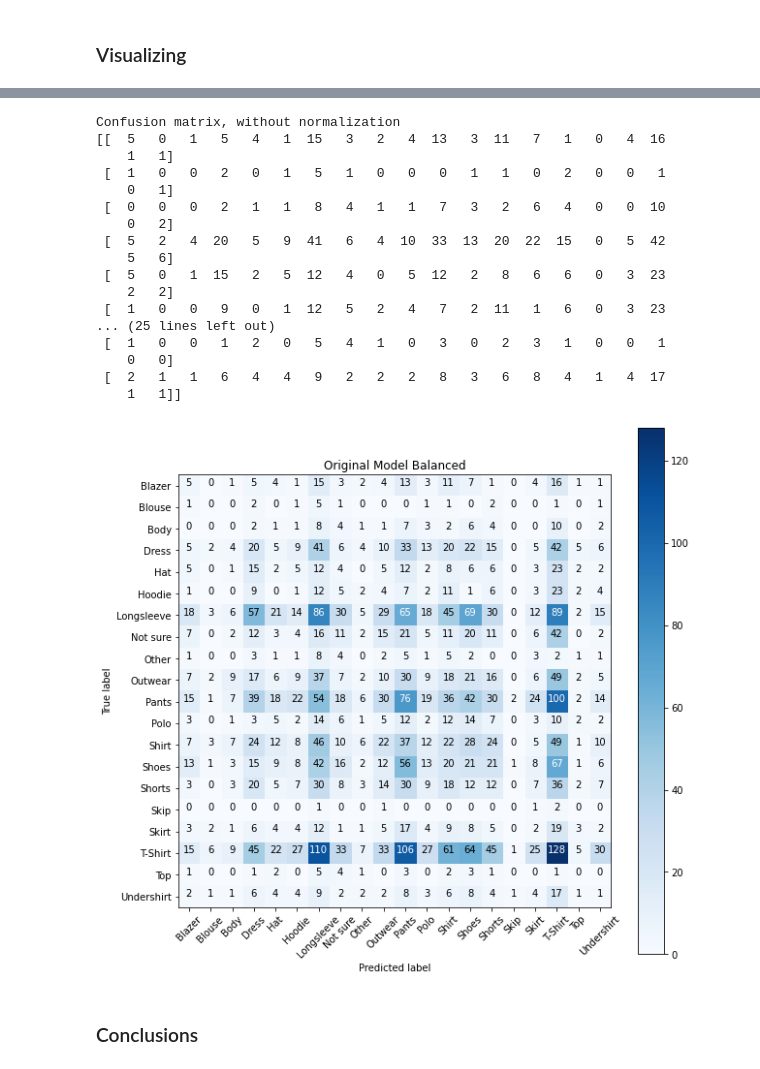
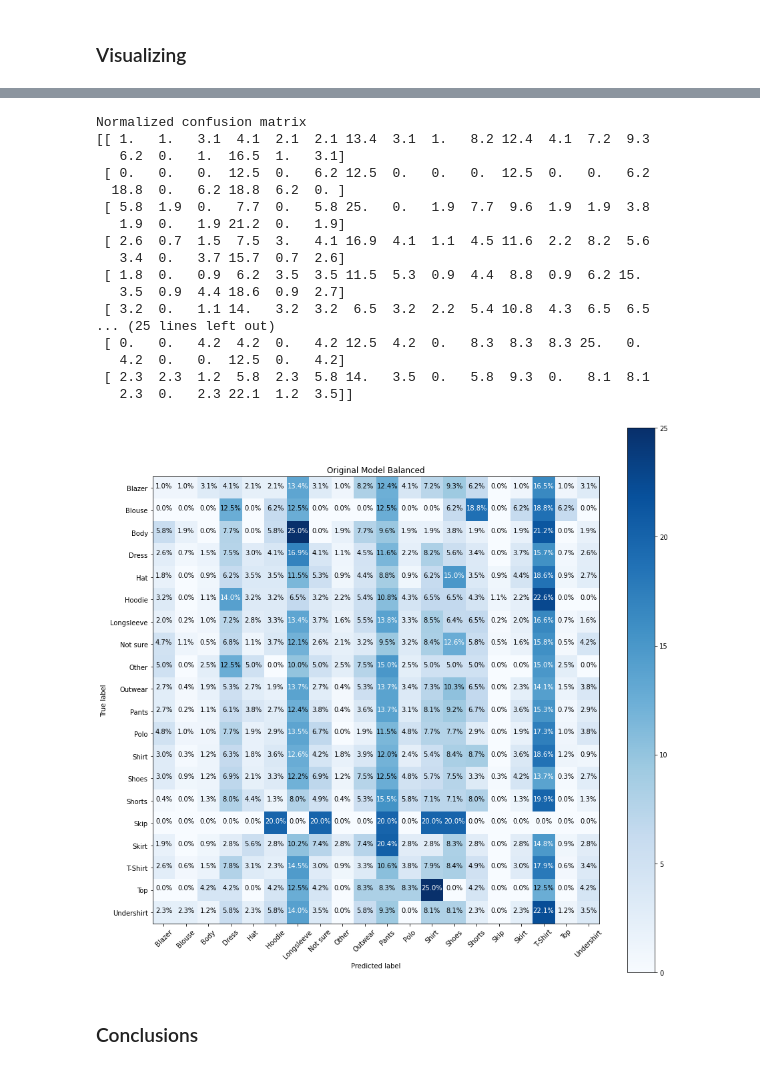
Before and after one commit to ensapra/TreballFinaldeGrau, a Jupyter notebook: ComputerVision/PantsModel_Training.ipynb, the cells around one changed output, grey strips where cells are left out. Cells and saved outputs as stored; diff of their text form; code cells hidden in the pictures.

```diff
--- a/ComputerVision/PantsModel_Training.ipynb
+++ b/ComputerVision/PantsModel_Training.ipynb
@@ -222,7 +222,15 @@ def plot_confusion_matrix(cm, classes,
     This function prints and plots the confusion matrix.
     Normalization can be applied by setting `normalize=True`.
     """
-    plt.figure(figsize = [10,10])
+    #plt.figure(figsize = [15,15])
+    if normalize:
+        cm = np.round((cm.astype('float') / cm.sum(axis=1)[:, np.newaxis])*100, 1)
+        print("Normalized confusion matrix")
+    else:
+        print('Confusion matrix, without normalization')
+
+    print(cm)
+
     plt.imshow(cm, interpolation='nearest', cmap=cmap)
     plt.title(title)
     plt.colorbar()
@@ -230,17 +238,12 @@ def plot_confusion_matrix(cm, classes,
     plt.xticks(tick_marks, classes, rotation=45)
     plt.yticks(tick_marks, classes)
 
-    if normalize:
-        cm = cm.astype('float') / cm.sum(axis=1)[:, np.newaxis]
-        print("Normalized confusion matrix")
-    else:
-        print('Confusion matrix, without normalization')
-
-    print(cm)
-
     thresh = cm.max() / 2.
     for i, j in itertools.product(range(cm.shape[0]), range(cm.shape[1])):
-        plt.text(j, i, cm[i, j],
+        text = cm[i, j]
+        if normalize:
+            text = str(cm[i, j])+"%"
+        plt.text(j, i, text,
             horizontalalignment="center",
             color="white" if cm[i, j] > thresh else "black")
 
@@ -423,25 +426,25 @@ originalModel_balanced.evaluate(train_set)
 # %%
 cm = confusion_matrix(y_true=train_set.labels, y_pred=rounded_predictions)
-plot_confusion_matrix(cm=cm, classes=train_set.class_indices, title='Original Model Balanced')
+plot_confusion_matrix(cm=cm,normalize = True, classes=train_set.class_indices, title='Original Model Balanced')
 # %% [output]
-Confusion matrix, without normalization
-[[  5   0   1   5   4   1  15   3   2   4  13   3  11   7   1   0   4  16
-    1   1]
- [  1   0   0   2   0   1   5   1   0   0   0   1   1   0   2   0   0   1
-    0   1]
- [  0   0   0   2   1   1   8   4   1   1   7   3   2   6   4   0   0  10
-    0   2]
- [  5   2   4  20   5   9  41   6   4  10  33  13  20  22  15   0   5  42
-    5   6]
- [  5   0   1  15   2   5  12   4   0   5  12   2   8   6   6   0   3  23
-    2   2]
- [  1   0   0   9   0   1  12   5   2   4   7   2  11   1   6   0   3  23
+Normalized confusion matrix
+[[ 1.   1.   3.1  4.1  2.1  2.1 13.4  3.1  1.   8.2 12.4  4.1  7.2  9.3
+   6.2  0.   1.  16.5  1.   3.1]
+ [ 0.   0.   0.  12.5  0.   6.2 12.5  0.   0.   0.  12.5  0.   0.   6.2
+  18.8  0.   6.2 18.8  6.2  0. ]
+ [ 5.8  1.9  0.   7.7  0.   5.8 25.   0.   1.9  7.7  9.6  1.9  1.9  3.8
+   1.9  0.   1.9 21.2  0.   1.9]
+ [ 2.6  0.7  1.5  7.5  3.   4.1 16.9  4.1  1.1  4.5 11.6  2.2  8.2  5.6
+   3.4  0.   3.7 15.7  0.7  2.6]
+ [ 1.8  0.   0.9  6.2  3.5  3.5 11.5  5.3  0.9  4.4  8.8  0.9  6.2 15.
+   3.5  0.9  4.4 18.6  0.9  2.7]
+ [ 3.2  0.   1.1 14.   3.2  3.2  6.5  3.2  2.2  5.4 10.8  4.3  6.5  6.5
 ... (25 lines left out)
- [  1   0   0   1   2   0   5   4   1   0   3   0   2   3   1   0   0   1
-    0   0]
- [  2   1   1   6   4   4   9   2   2   2   8   3   6   8   4   1   4  17
-    1   1]]
+ [ 0.   0.   4.2  4.2  0.   4.2 12.5  4.2  0.   8.3  8.3  8.3 25.   0.
+   4.2  0.   0.  12.5  0.   4.2]
+ [ 2.3  2.3  1.2  5.8  2.3  5.8 14.   3.5  0.   5.8  9.3  0.   8.1  8.1
+   2.3  0.   2.3 22.1  1.2  3.5]]
-[figure, old version]
+[figure, new version]
 # %% [markdown]
 ### Conclusions
 # %% [markdown]
```
Also changed, not shown: parts of 10 cells of this notebook, 16 other files.
